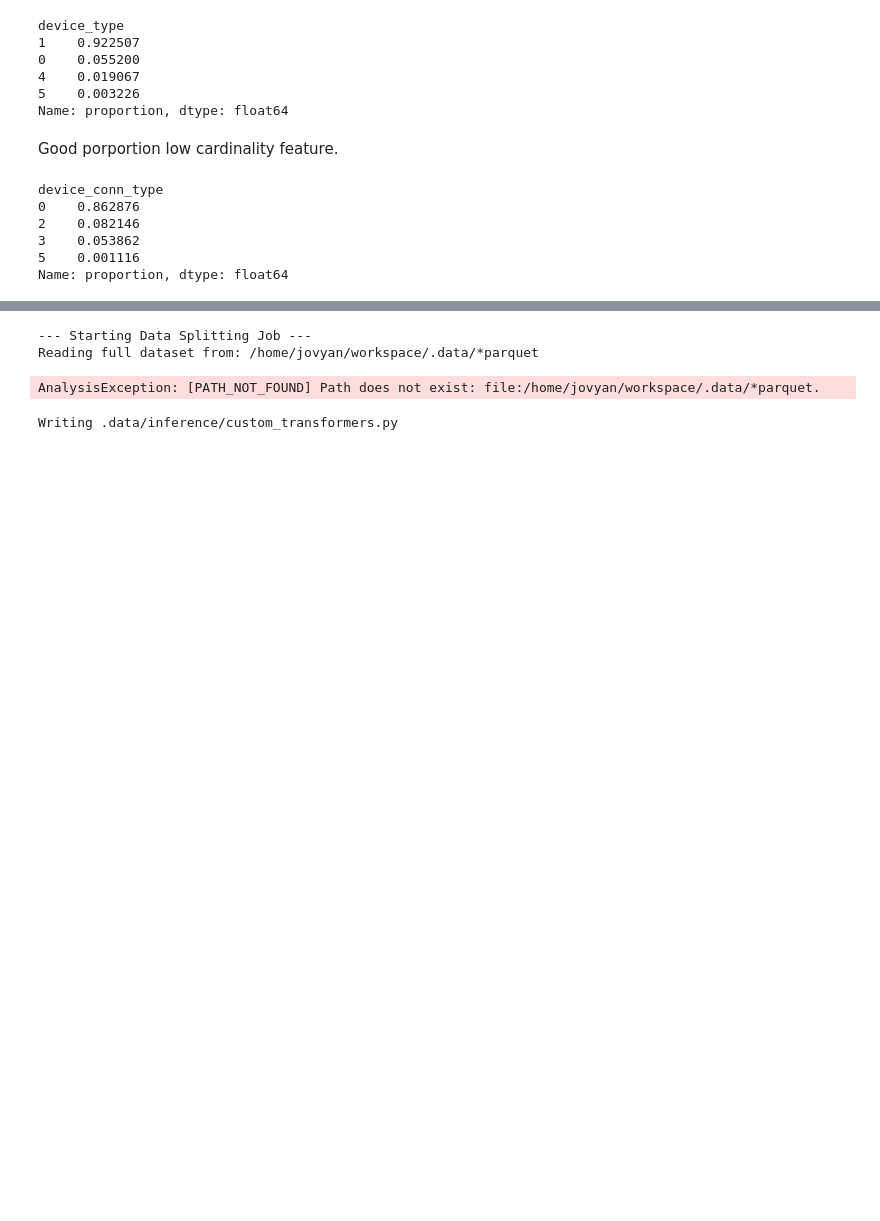
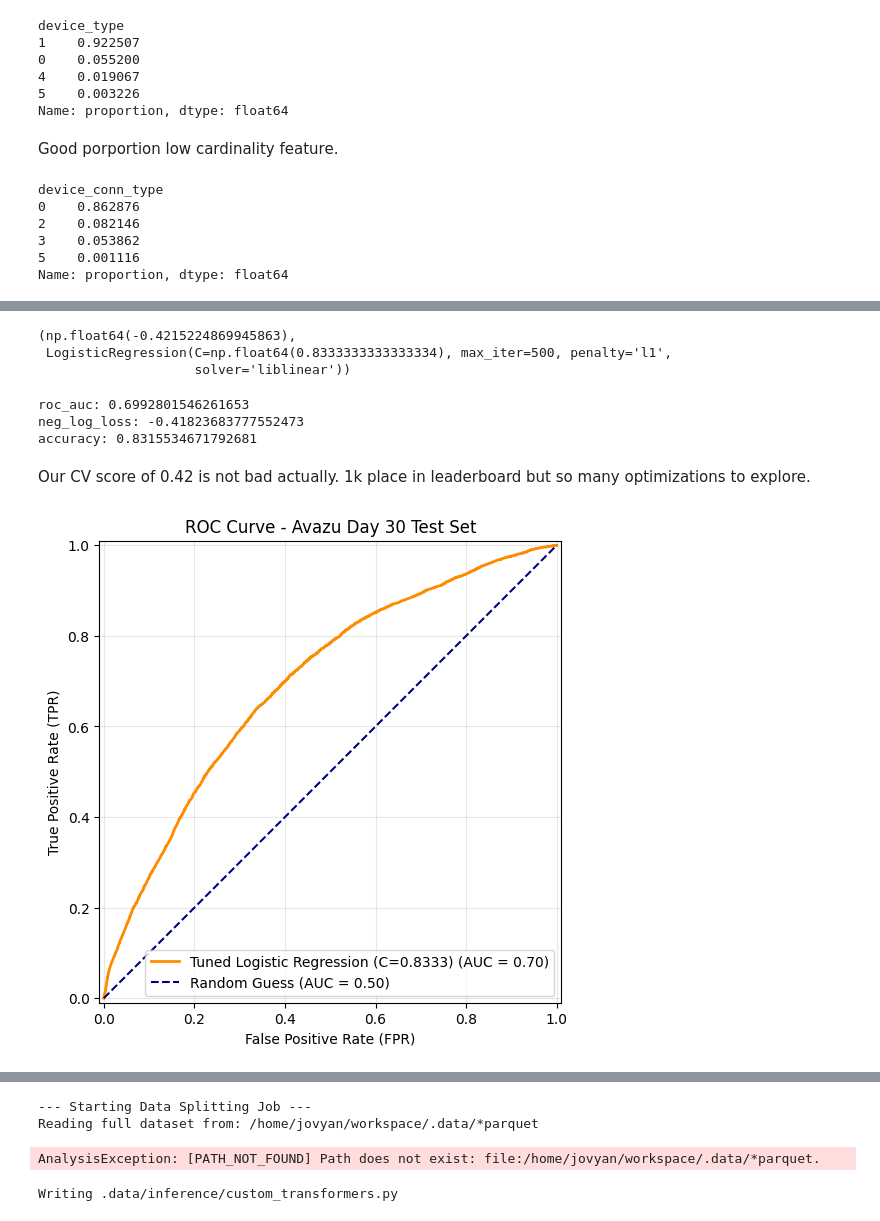
Before and after one commit to angelusualle/machine-learning, a Jupyter notebook: classification/linear-decision-boundaries/discriminative/logistic/logistic_regression.ipynb, the cells around one changed output, grey strips where cells are left out. Cells and saved outputs as stored; diff of their text form; code cells hidden in the pictures; blank space fills up the shorter version.

Commit message:
baseline logistic sample on avanu data working

```diff
--- a/classification/linear-decision-boundaries/discriminative/logistic/logistic_regression.ipynb
+++ b/classification/linear-decision-boundaries/discriminative/logistic/logistic_regression.ipynb
@@ -3218,0 +3376,3 @@ spark.stop()
+# %%
+train_data = df_sample[df_sample["hour"] // 1e2 % 100 != 30]
+test_data = df_sample[df_sample["hour"] // 1e2 % 100 == 30]
@@ -3218,0 +3403,9 @@ spark.stop()
+# %%
+train_data = train_data.drop(columns=["hour"])
+test_data = test_data.drop(columns=["hour"])
+# %%
+train_X = train_data.drop(columns=["click"])
+train_Y = train_data["click"]
+
+test_X = test_data.drop(columns=["click"])
+test_Y = test_data["click"]
@@ -3218,0 +3455,2 @@ spark.stop()
+# %%
+pipeline.fit_transform(train_X)[:5].toarray()
@@ -3218,0 +3503,53 @@ spark.stop()
+# %%
+grid_search.best_score_, grid_search.best_estimator_
+# %% [output]
+(np.float64(-0.4215224869945863),
+ LogisticRegression(C=np.float64(0.8333333333333334), max_iter=500, penalty='l1',
+                    solver='liblinear'))
+# %%
+from sklearn.metrics import get_scorer
+
+scoring_metrics = ["roc_auc", "neg_log_loss", "accuracy"]
+
+for score_name in scoring_metrics:
+    scorer = get_scorer(score_name)
+    print(f"{score_name}: {scorer(grid_search.best_estimator_, pipeline.transform(test_X), test_Y)}")
+# %% [output]
+roc_auc: 0.6992801546261653
+neg_log_loss: -0.41823683777552473
+accuracy: 0.8315534671792681
+# %% [markdown]
+Our CV score of 0.42 is not bad actually. 1k place in leaderboard but so many optimizations to explore.
+# %%
+import matplotlib.pyplot as plt
+from sklearn.metrics import RocCurveDisplay
+
+# 1. Set up a clean, appropriately sized figure
+fig, ax = plt.subplots(figsize=(8, 6))
+
+# 2. Automatically calculate and plot the ROC curve
+# This uses the best_model and X_test_transformed from your previous step
+RocCurveDisplay.from_estimator(
+    estimator=grid_search.best_estimator_,
+    X=pipeline.transform(test_X),
+    y=test_Y,
+    name="Tuned Logistic Regression (C=0.8333)",
+    color="darkorange",
+    linewidth=2,
+    ax=ax
+)
+
+# 3. Add a diagonal dashed line to represent a random guess baseline
+plt.plot([0, 1], [0, 1], color="navy", linestyle="--", label="Random Guess (AUC = 0.50)")
+
+# 4. Add titles and labels for readability
+plt.title("ROC Curve - Avazu Day 30 Test Set")
+plt.xlabel("False Positive Rate (FPR)")
+plt.ylabel("True Positive Rate (TPR)")
+plt.legend(loc="lower right")
+plt.grid(alpha=0.3)
+
+# 5. Render the visualization
+plt.show()
+# %% [output]
+[figure, added]
```
Also changed, not shown: parts of 38 cells of this notebook.
